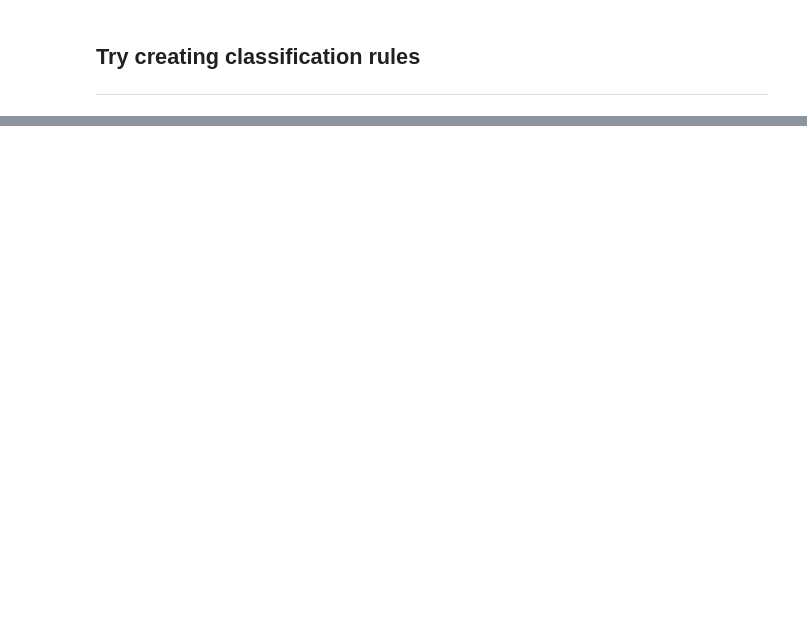
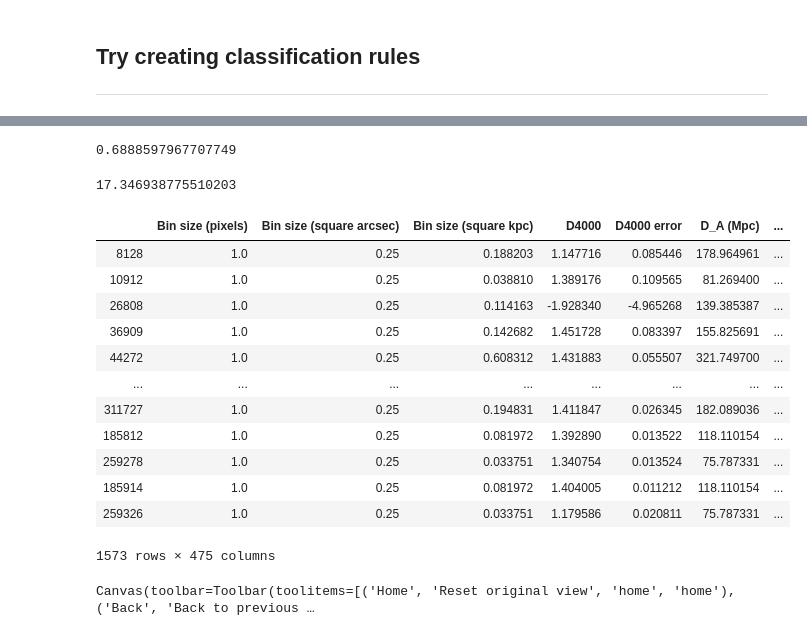
Before and after one commit to hzovaro/spaxelsleuth, a Jupyter notebook: notebooks/Classifying sources with the WHAV* diagram.ipynb, the cells around one changed output, grey strips where cells are left out. Cells and saved outputs as stored; diff of their text form; code cells hidden in the pictures; blank space fills up the shorter version.

Commit message:
Played around with classifications

```diff
--- a/notebooks/Classifying sources with the WHAV* diagram.ipynb
+++ b/notebooks/Classifying sources with the WHAV* diagram.ipynb
@@ -462,0 +1322,55 @@ print("-------------------------------------------------------")
+# %%
+df_lzifu[(df_lzifu["WHAV* classification"] == "Mixing") & (df_lzifu["Number of components"] == 1) & (df_lzifu["sigma_gas - sigma_* (component 0)"] - 3 * df_lzifu["sigma_gas - sigma_* error (component 0)"] > 0)].shape[0] / df_lzifu[(df_lzifu["WHAV* classification"] == "Mixing")].shape[0] * 100
+# %% [output]
+0.6888597967707749
+# %%
+df_lzifu[(df_lzifu["BPT (component 0)"] == "Seyfert") & (df_lzifu["Number of components"] == 1) & (df_lzifu["sigma_gas - sigma_* (component 0)"] - 3 * df_lzifu["sigma_gas - sigma_* error (component 0)"] > 0)].shape[0] / df_lzifu[(df_lzifu["BPT (component 0)"] == "Seyfert")].shape[0] * 100
+# %% [output]
+17.346938775510203
+# %%
+df_mystery_agn
+# %% [output]
+|  | Bin size (pixels) | Bin size (square arcsec) | Bin size (square kpc) | D4000 | D4000 error | D_A (Mpc) | ... |
+| 8128 | 1.0 | 0.25 | 0.188203 | 1.147716 | 0.085446 | 178.964961 | ... |
+| 10912 | 1.0 | 0.25 | 0.038810 | 1.389176 | 0.109565 | 81.269400 | ... |
+| 26808 | 1.0 | 0.25 | 0.114163 | -1.928340 | -4.965268 | 139.385387 | ... |
+| 36909 | 1.0 | 0.25 | 0.142682 | 1.451728 | 0.083397 | 155.825691 | ... |
+| 44272 | 1.0 | 0.25 | 0.608312 | 1.431883 | 0.055507 | 321.749700 | ... |
+| ... | ... | ... | ... | ... | ... | ... | ... |
+| 311727 | 1.0 | 0.25 | 0.194831 | 1.411847 | 0.026345 | 182.089036 | ... |
+| 185812 | 1.0 | 0.25 | 0.081972 | 1.392890 | 0.013522 | 118.110154 | ... |
+| 259278 | 1.0 | 0.25 | 0.033751 | 1.340754 | 0.013524 | 75.787331 | ... |
+| 185914 | 1.0 | 0.25 | 0.081972 | 1.404005 | 0.011212 | 118.110154 | ... |
+| 259326 | 1.0 | 0.25 | 0.033751 | 1.179586 | 0.020811 | 75.787331 | ... |
+1573 rows × 475 columns
+# %%
+# Find AGN-like spaxels where the 1st component is in the lower-left quadrant
+df_mystery_agn = df_lzifu[(df_lzifu["WHAV* classification"] == "AGN/HOLMES/shocks") & (df_lzifu["Number of components"] > 1) & (df_lzifu["HALPHA EW (component 0)"] < 3)]
+col_x = "sigma_gas - sigma_*"
+col_y = "log HALPHA EW"
+col_z = "count"
+
+# Figure
+fig, axs = plt.subplots(nrows=1, ncols=3, figsize=(14, 5))
+fig.subplots_adjust(wspace=0.5)
+ax = axs[-1]
+bbox = ax.get_position()
+cax = fig.add_axes([bbox.x0 + bbox.width, bbox.y0, 0.025, bbox.height])
+
+# Plot full SAMI sample
+for ii in range(3):
+    plot2dhistcontours(df=df,
+                       col_x=col_x,
+                       col_y=col_y,
+                       col_z="count", log_z=True,
+                       alpha=0.5, cmap="gray_r", ax=axs[ii],
+                       plot_colorbar=False)
+
+    # Plot the LZIFU data
+    plot2dhistcontours(df=df_mystery_agn,
+                  col_x=f"{col_x} (component {ii})" if f"{col_x} (component {ii})" in df_gal else col_x,
+                  col_y=f"{col_y} (component {ii})",
+                  col_z="count", log_z=True, ax=axs[ii], cax=cax,
+                  plot_colorbar=True)
+# %% [output]
+Canvas(toolbar=Toolbar(toolitems=[('Home', 'Reset original view', 'home', 'home'), ('Back', 'Back to previous …
```
Also changed, not shown: parts of 63 cells of this notebook.
